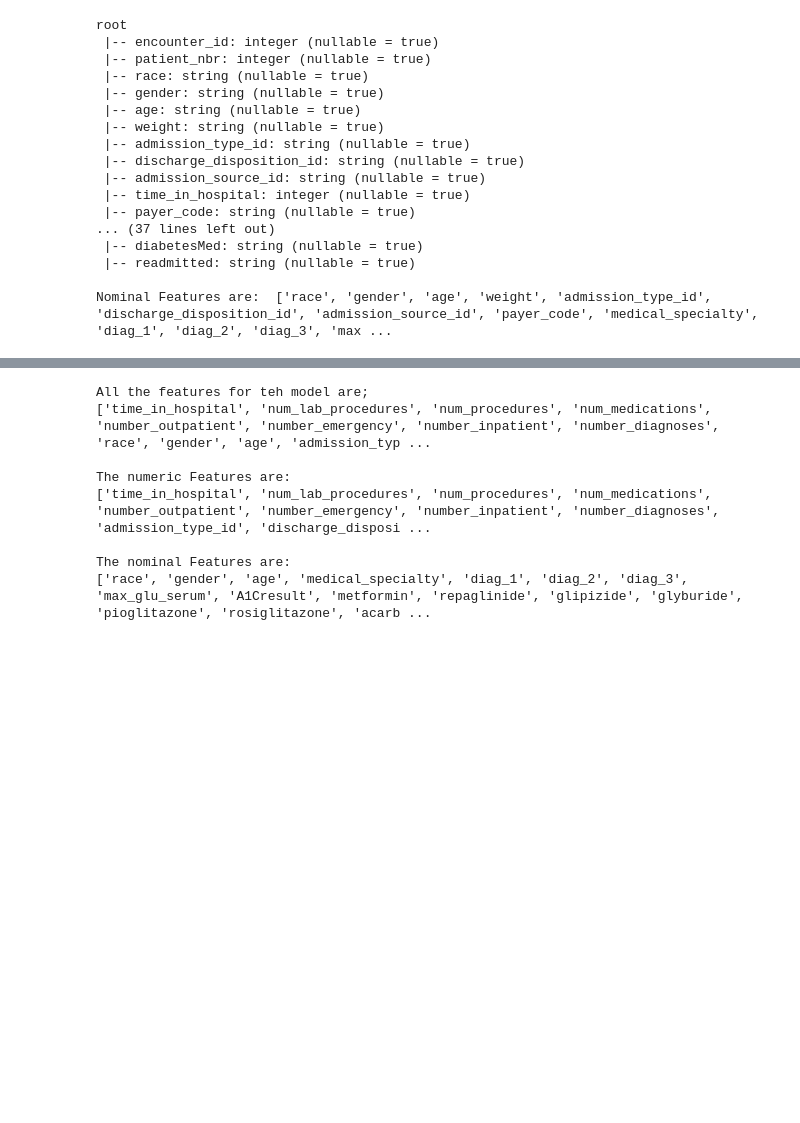
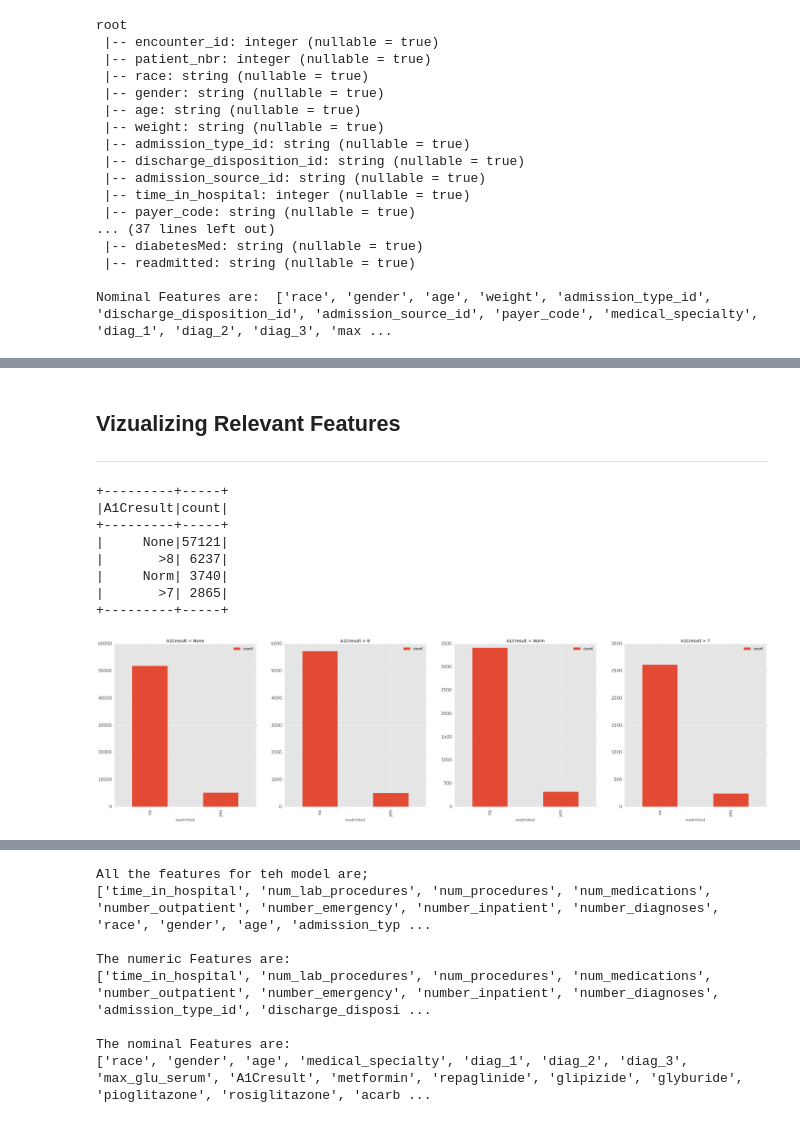
Before and after one commit to Sardhendu/Data-Science-Projects, a Jupyter notebook: DiabeticReadmissionDataPrep-Spark.ipynb, the cells around one changed output, grey strips where cells are left out. Cells and saved outputs as stored; diff of their text form; code cells hidden in the pictures; blank space fills up the shorter version.

```diff
--- a/DiabeticReadmissionDataPrep-Spark.ipynb
+++ b/DiabeticReadmissionDataPrep-Spark.ipynb
@@ -875,0 +687,32 @@ vizualize(dataFrameArrayNumeric, rows=2, columns=4, figsize=(40, 20), plot='hist
+# %% [markdown]
+## Vizualizing Relevant Features
+-------
+# %%
+###############################################################
+# 3. Bar Plots of the distribution of the label column 'readmitted'
+#    for all the categorical values of feature 'A1Cresult'
+###############################################################
+
+df_InstanceClean1.groupBy('A1Cresult').count().show()  # --> None, >8, Norm, >7
+
+A1C_none = df_InstanceClean1.select('readmitted').where(func.col('A1Cresult') == 'None').groupBy('readmitted').count().toPandas()
+A1C_g8 = df_InstanceClean1.select('readmitted').where(func.col('A1Cresult') == '>8').groupBy('readmitted').count().toPandas()
+A1C_norm = df_InstanceClean1.select('readmitted').where(func.col('A1Cresult') == 'Norm').groupBy('readmitted').count().toPandas()
+A1C_g7 = df_InstanceClean1.select('readmitted').where(func.col('A1Cresult') == '>7').groupBy('readmitted').count().toPandas()
+
+title_arr=['A1Cresult = None','A1Cresult > 8','A1Cresult = Norm','A1Cresult > 7']
+vizualize([A1C_none,A1C_g8,A1C_norm,A1C_g7], rows=1, columns=4, figsize=(40, 10),
+          xlabels=['readmitted','readmitted','readmitted','readmitted'],
+          ylabels=['count','count','count','count'],
+          titles=title_arr,
+          plot='bar')
+# %% [output]
++---------+-----+
+|A1Cresult|count|
++---------+-----+
+|     None|57121|
+|       >8| 6237|
+|     Norm| 3740|
+|       >7| 2865|
++---------+-----+
+[figure, added]
```
Also changed, not shown: parts of 51 cells of this notebook, 9 other files.
